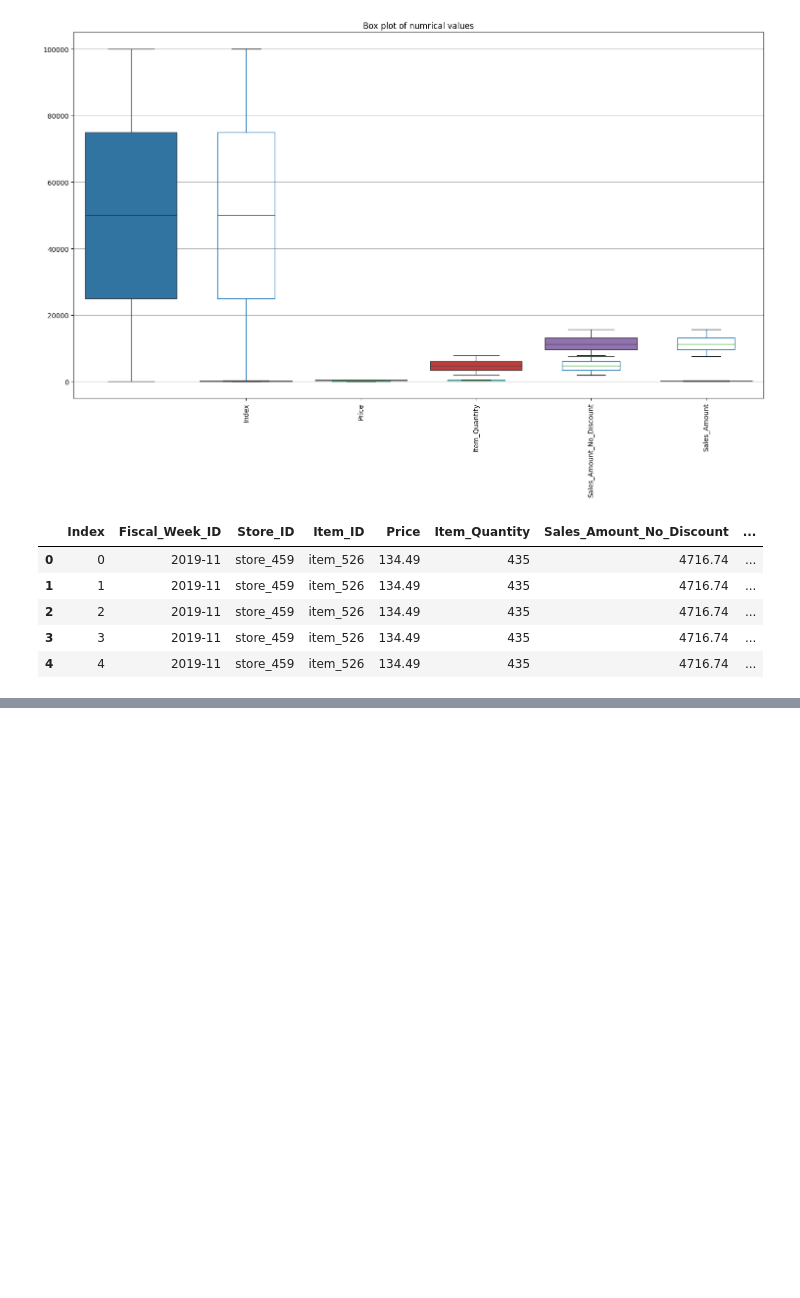
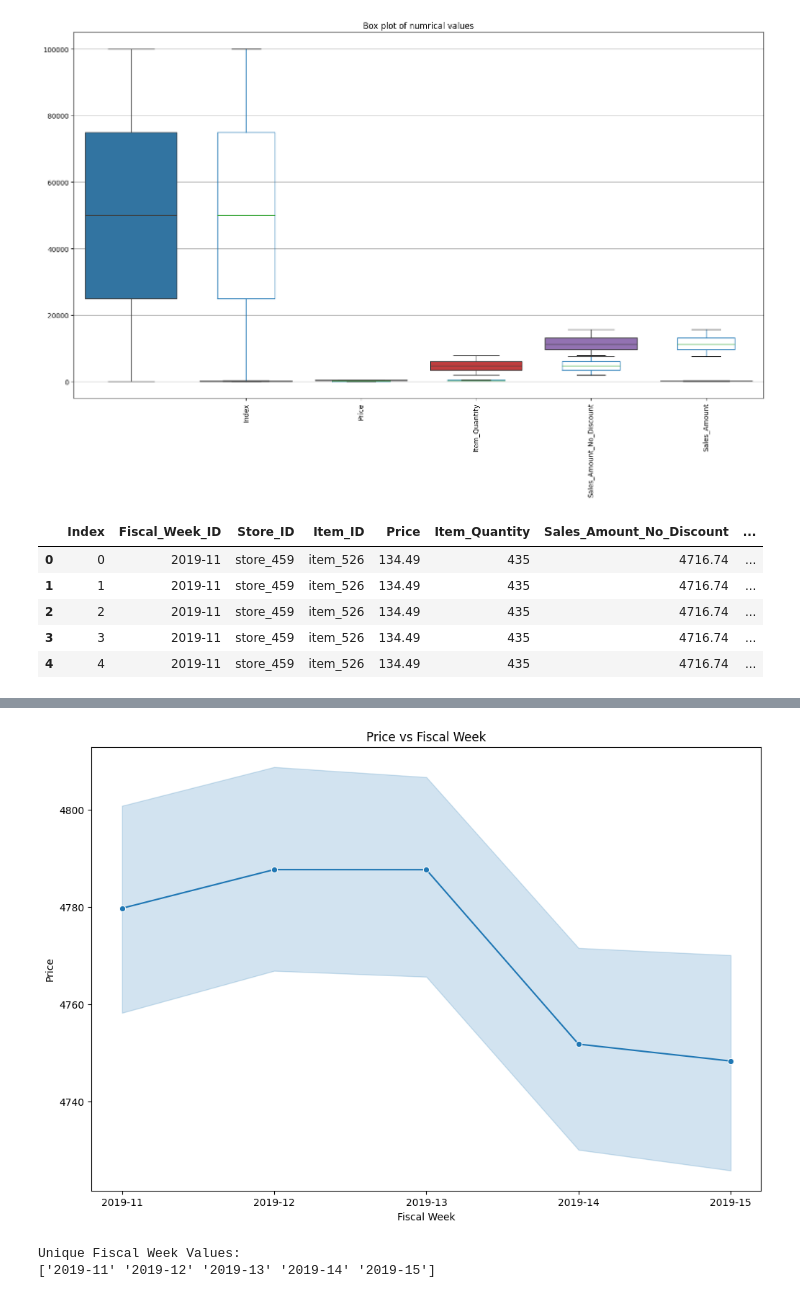
Before and after one commit to ayuri1512/Data-Science-Projects, a Jupyter notebook: price_optimization_case_study.ipynb, the cells around one changed output, grey strips where cells are left out. Drawn from its saved outputs; the diff is of its cells as text; code cells hidden in the pictures; blank space fills up the shorter version.

```diff
--- a/price_optimization_case_study.ipynb
+++ b/price_optimization_case_study.ipynb
@@ -143,0 +144,16 @@ plt.show()
+# %%
+plt.figure(figsize=(12, 8))
+sns.lineplot(x = "Fiscal_Week_ID", y = "Sales_Amount_No_Discount", data = df, marker="o")
+plt.title('Price vs Fiscal Week')
+plt.xlabel('Fiscal Week')
+plt.ylabel('Price')
+plt.show()
+# %% [output]
+[figure, added]
+# %%
+fiscal_week_unique_values = df["Fiscal_Week_ID"].unique()
+print("Unique Fiscal Week Values:")
+print(fiscal_week_unique_values)
+# %% [output]
+Unique Fiscal Week Values:
+['2019-11' '2019-12' '2019-13' '2019-14' '2019-15']
```
Also changed, not shown: parts of 1 cell of this notebook.
